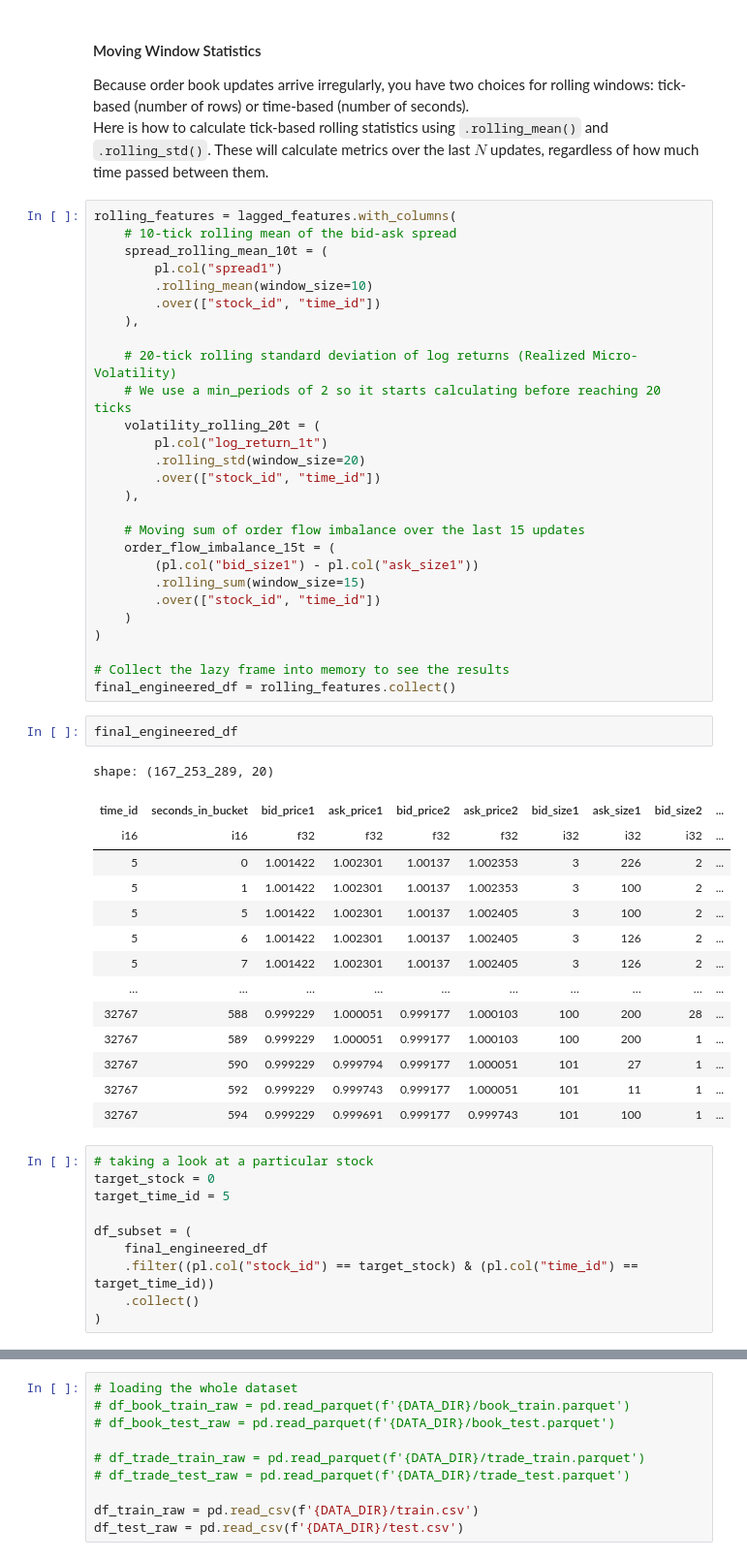
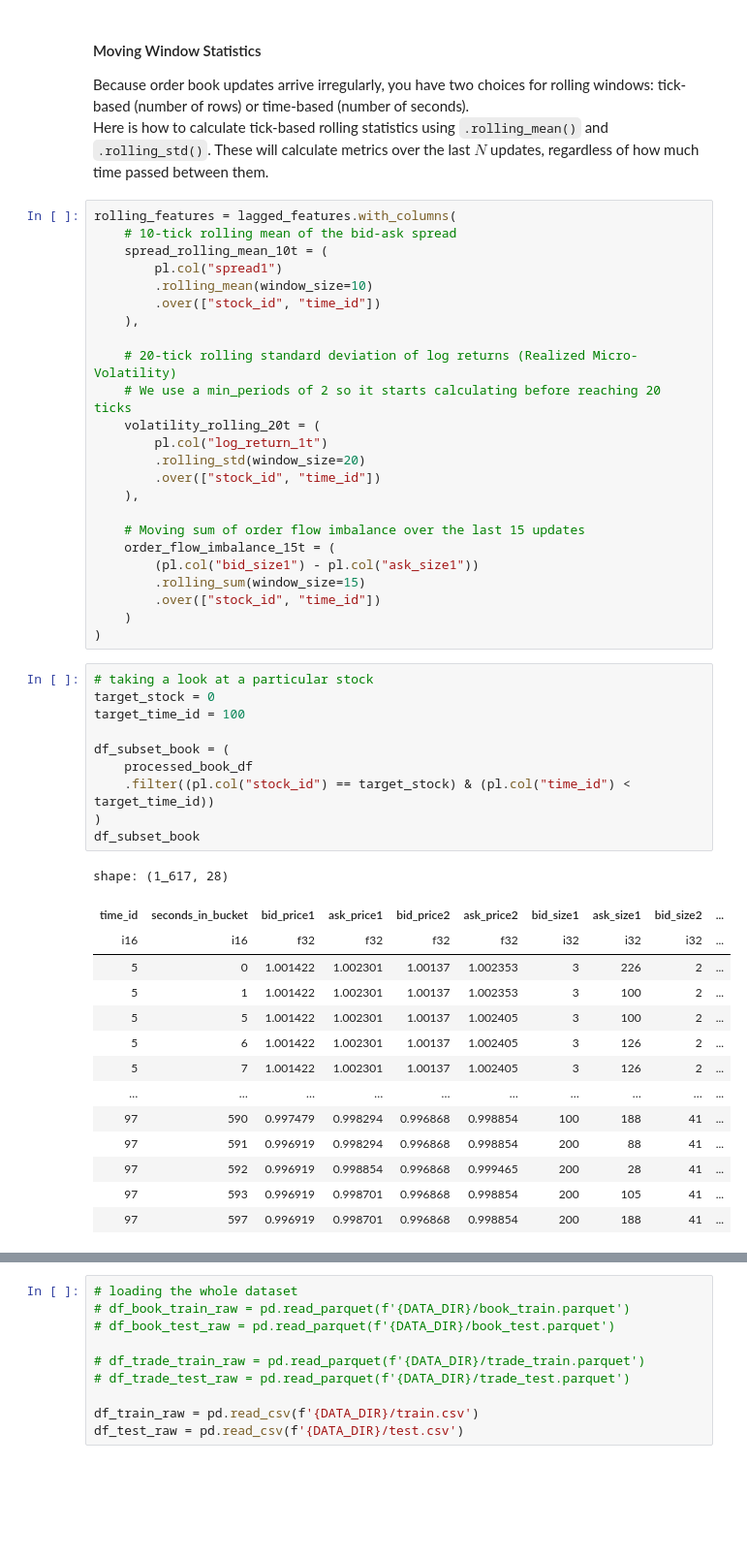
Before and after one commit to MarkDeng86/VolatilityPredictionDeepLearning, a Jupyter notebook: OptiverRV.ipynb, the cells around one changed output, grey strips where cells are left out. Shown at 97% size. Saved outputs shown, nothing was run; the diff lists cells and outputs as text; blank space fills up the shorter version.

```diff
--- a/OptiverRV.ipynb
+++ b/OptiverRV.ipynb
@@ -333,36 +353,31 @@ rolling_features = lagged_features.with_columns(
         .over(["stock_id", "time_id"])
     )
 )
-
-# Collect the lazy frame into memory to see the results
-final_engineered_df = rolling_features.collect()
-# %%
-final_engineered_df
-# %% [output]
-shape: (167_253_289, 20)
-| time_id | seconds_in_bucket | bid_price1 | ask_price1 | bid_price2 | ask_price2 | bid_size1 | ask_size1 | bid_size2 | ... |
-| i16 | i16 | f32 | f32 | f32 | f32 | i32 | i32 | i32 | ... |
-| 5 | 0 | 1.001422 | 1.002301 | 1.00137 | 1.002353 | 3 | 226 | 2 | ... |
-| 5 | 1 | 1.001422 | 1.002301 | 1.00137 | 1.002353 | 3 | 100 | 2 | ... |
-| 5 | 5 | 1.001422 | 1.002301 | 1.00137 | 1.002405 | 3 | 100 | 2 | ... |
-| 5 | 6 | 1.001422 | 1.002301 | 1.00137 | 1.002405 | 3 | 126 | 2 | ... |
-| 5 | 7 | 1.001422 | 1.002301 | 1.00137 | 1.002405 | 3 | 126 | 2 | ... |
-| … | … | … | … | … | … | … | … | … | ... |
-| 32767 | 588 | 0.999229 | 1.000051 | 0.999177 | 1.000103 | 100 | 200 | 28 | ... |
-| 32767 | 589 | 0.999229 | 1.000051 | 0.999177 | 1.000103 | 100 | 200 | 1 | ... |
-| 32767 | 590 | 0.999229 | 0.999794 | 0.999177 | 1.000051 | 101 | 27 | 1 | ... |
-| 32767 | 592 | 0.999229 | 0.999743 | 0.999177 | 1.000051 | 101 | 11 | 1 | ... |
-| 32767 | 594 | 0.999229 | 0.999691 | 0.999177 | 0.999743 | 101 | 100 | 1 | ... |
 # %%
 # taking a look at a particular stock
 target_stock = 0
-target_time_id = 5
+target_time_id = 100
 
-df_subset = (
-    final_engineered_df
-    .filter((pl.col("stock_id") == target_stock) & (pl.col("time_id") == target_time_id))
-    .collect()
+df_subset_book = (
+    processed_book_df
+    .filter((pl.col("stock_id") == target_stock) & (pl.col("time_id") < target_time_id))
 )
+df_subset_book
+# %% [output]
+shape: (1_617, 28)
+| time_id | seconds_in_bucket | bid_price1 | ask_price1 | bid_price2 | ask_price2 | bid_size1 | ask_size1 | bid_size2 | ... |
+| i16 | i16 | f32 | f32 | f32 | f32 | i32 | i32 | i32 | ... |
+| 5 | 0 | 1.001422 | 1.002301 | 1.00137 | 1.002353 | 3 | 226 | 2 | ... |
+| 5 | 1 | 1.001422 | 1.002301 | 1.00137 | 1.002353 | 3 | 100 | 2 | ... |
+| 5 | 5 | 1.001422 | 1.002301 | 1.00137 | 1.002405 | 3 | 100 | 2 | ... |
+| 5 | 6 | 1.001422 | 1.002301 | 1.00137 | 1.002405 | 3 | 126 | 2 | ... |
+| 5 | 7 | 1.001422 | 1.002301 | 1.00137 | 1.002405 | 3 | 126 | 2 | ... |
+| … | … | … | … | … | … | … | … | … | ... |
+| 97 | 590 | 0.997479 | 0.998294 | 0.996868 | 0.998854 | 100 | 188 | 41 | ... |
+| 97 | 591 | 0.996919 | 0.998294 | 0.996868 | 0.998854 | 200 | 88 | 41 | ... |
+| 97 | 592 | 0.996919 | 0.998854 | 0.996868 | 0.999465 | 200 | 28 | 41 | ... |
+| 97 | 593 | 0.996919 | 0.998701 | 0.996868 | 0.998854 | 200 | 105 | 41 | ... |
+| 97 | 597 | 0.996919 | 0.998701 | 0.996868 | 0.998854 | 200 | 188 | 41 | ... |
 # %%
 df_trade = pl.scan_parquet(f'{DATA_DIR}/trade_train.parquet', hive_partitioning=True)
 
```
Also changed, not shown: parts of 10 cells of this notebook.
